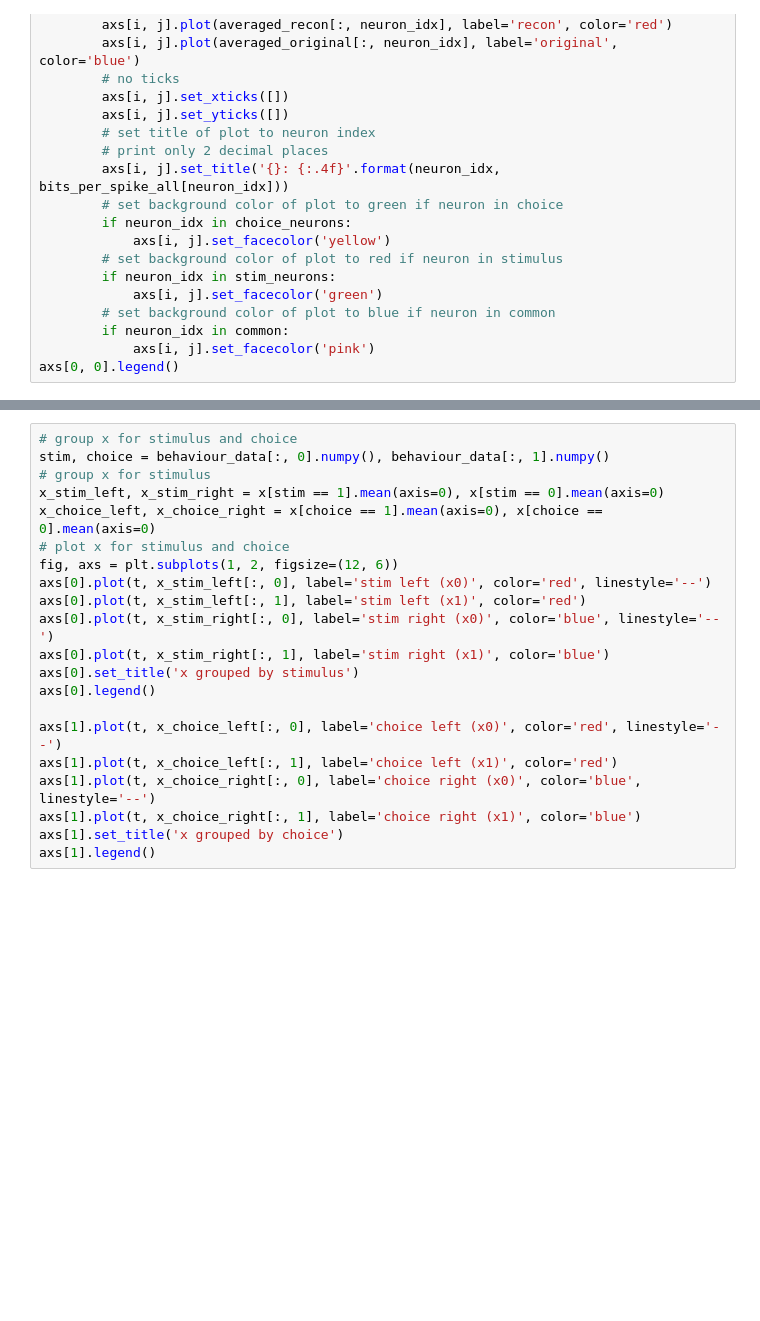
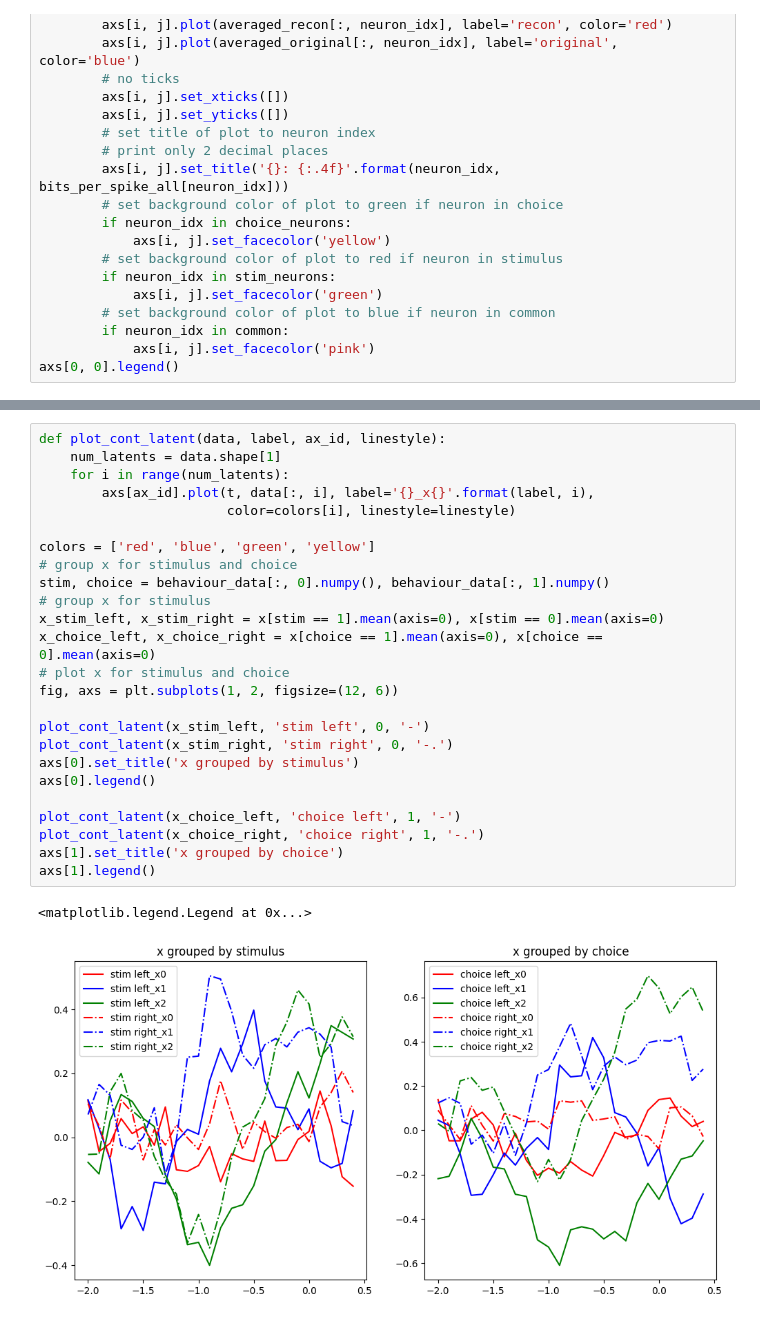
Before and after one commit to methi1999/switching_subspace, a Jupyter notebook: sup.ipynb, the cells around one changed output, grey strips where cells are left out. Drawn from its saved outputs; the diff is of its cells as text; blank space fills up the shorter version.

```diff
--- a/sup.ipynb
+++ b/sup.ipynb
@@ -202,21 +222,28 @@ axs[1].legend()
 # %%
+def plot_cont_latent(data, label, ax_id, linestyle):
+    num_latents = data.shape[1]
+    for i in range(num_latents):
+        axs[ax_id].plot(t, data[:, i], label='{}_x{}'.format(label, i),
+                        color=colors[i], linestyle=linestyle)
+
+colors = ['red', 'blue', 'green', 'yellow']
 # group x for stimulus and choice
 stim, choice = behaviour_data[:, 0].numpy(), behaviour_data[:, 1].numpy()
 # group x for stimulus
 x_stim_left, x_stim_right = x[stim == 1].mean(axis=0), x[stim == 0].mean(axis=0)
 x_choice_left, x_choice_right = x[choice == 1].mean(axis=0), x[choice == 0].mean(axis=0)
 # plot x for stimulus and choice
 fig, axs = plt.subplots(1, 2, figsize=(12, 6))
-axs[0].plot(t, x_stim_left[:, 0], label='stim left (x0)', color='red', linestyle='--')
-axs[0].plot(t, x_stim_left[:, 1], label='stim left (x1)', color='red')
-axs[0].plot(t, x_stim_right[:, 0], label='stim right (x0)', color='blue', linestyle='--')
-axs[0].plot(t, x_stim_right[:, 1], label='stim right (x1)', color='blue')
+
+plot_cont_latent(x_stim_left, 'stim left', 0, '-')
+plot_cont_latent(x_stim_right, 'stim right', 0, '-.')
 axs[0].set_title('x grouped by stimulus')
 axs[0].legend()
 
-axs[1].plot(t, x_choice_left[:, 0], label='choice left (x0)', color='red', linestyle='--')
-axs[1].plot(t, x_choice_left[:, 1], label='choice left (x1)', color='red')
-axs[1].plot(t, x_choice_right[:, 0], label='choice right (x0)', color='blue', linestyle='--')
-axs[1].plot(t, x_choice_right[:, 1], label='choice right (x1)', color='blue')
+plot_cont_latent(x_choice_left, 'choice left', 1, '-')
+plot_cont_latent(x_choice_right, 'choice right', 1, '-.')
 axs[1].set_title('x grouped by choice')
 axs[1].legend()
+# %% [output]
+<matplotlib.legend.Legend at 0x...>
+[figure, added]
```
Also changed, not shown: parts of 13 cells of this notebook, 6 other files.
